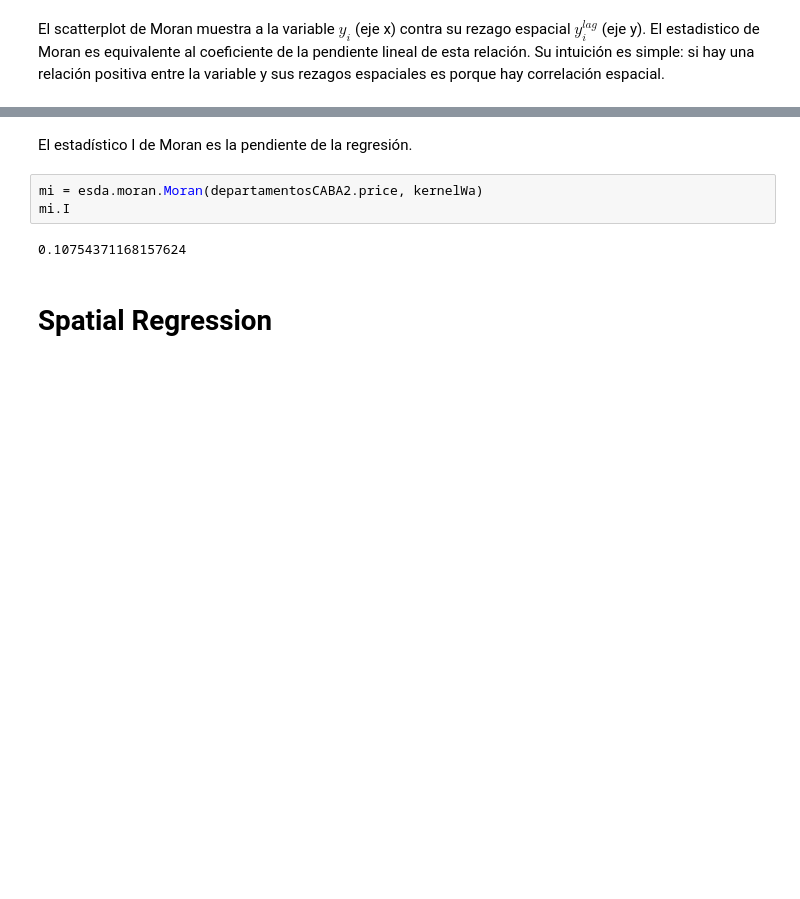
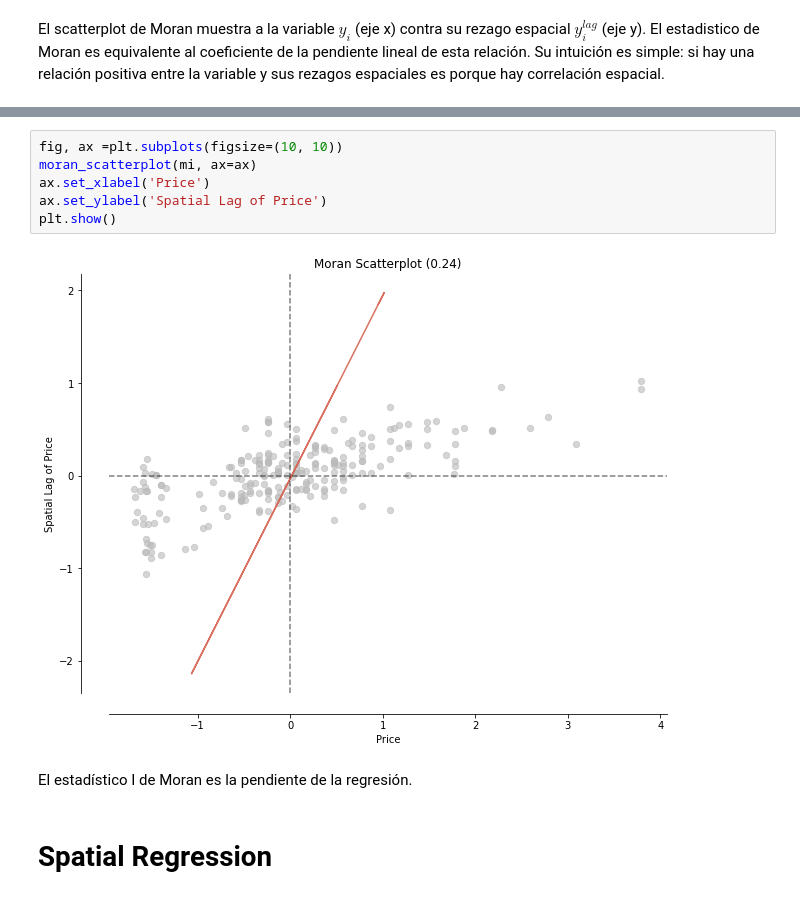
Before and after one commit to rpasquini/metodos_cuantitativos_2021, a Jupyter notebook: Correlacion_espacial_y_Regresión_espacial_intro.ipynb, the cells around one changed output, grey strips where cells are left out. Saved outputs shown, nothing was run; the diff lists cells and outputs as text; blank space fills up the shorter version.

```diff
--- a/Correlacion_espacial_y_Regresión_espacial_intro.ipynb
+++ b/Correlacion_espacial_y_Regresión_espacial_intro.ipynb
@@ -235,10 +240,13 @@ plot_moran(mi, zstandard=True, figsize=(10,4))
+# %%
+fig, ax =plt.subplots(figsize=(10, 10))
+moran_scatterplot(mi, ax=ax)
+ax.set_xlabel('Price')
+ax.set_ylabel('Spatial Lag of Price')
+plt.show()
+# %% [output]
+[figure, added]
 # %% [markdown]
 El estadístico I de Moran es la pendiente de la regresión.
-# %%
-mi = esda.moran.Moran(departamentosCABA2.price, kernelWa)
-mi.I
-# %% [output]
-0.10754371168157624
 # %% [markdown]
 # Spatial Regression
 # %%
```
Also changed, not shown: parts of 14 cells of this notebook.
